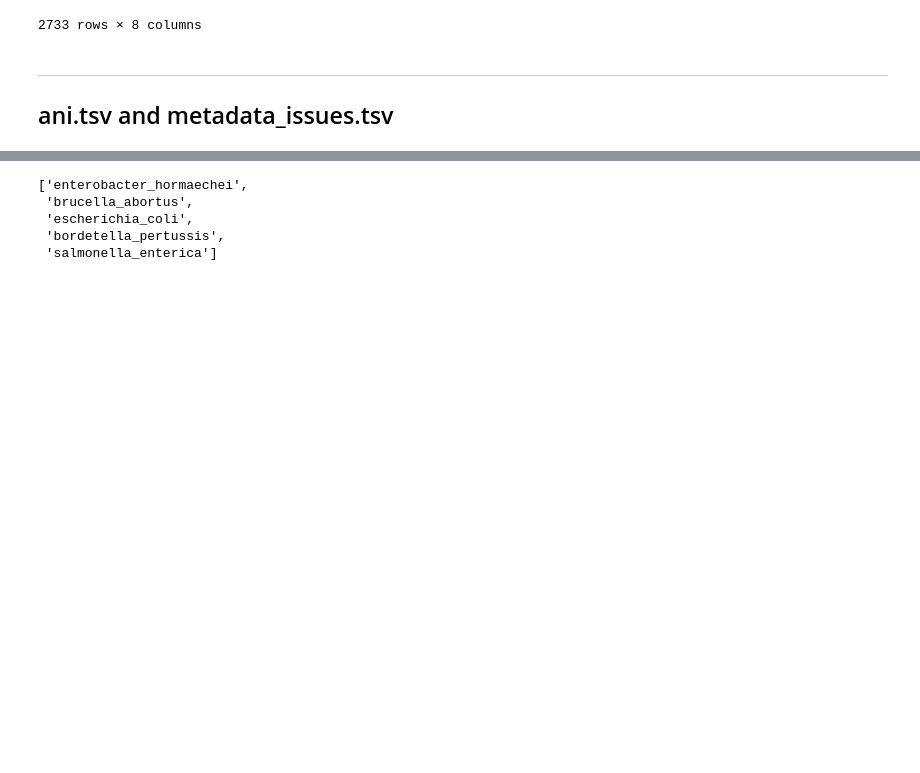
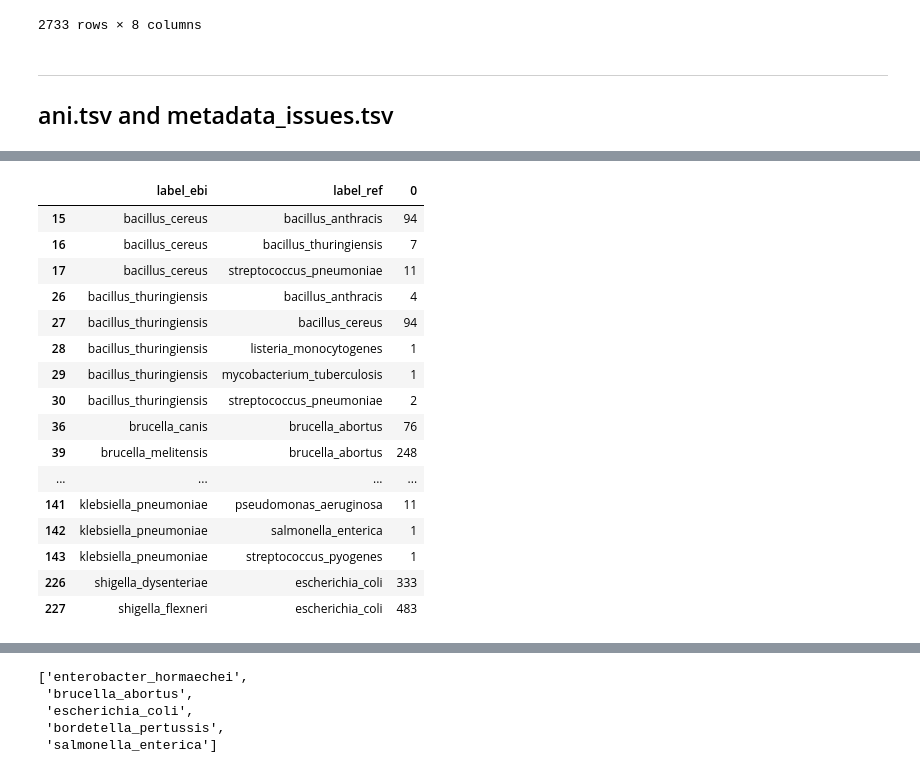
Before and after one commit to pg-space/panspace-paper, a Jupyter notebook: notebooks/ani-results.ipynb, the cells around one changed output, grey strips where cells are left out. Cells and saved outputs as stored; diff of their text form; code cells hidden in the pictures; blank space fills up the shorter version.

```diff
--- a/notebooks/ani-results.ipynb
+++ b/notebooks/ani-results.ipynb
@@ -113,3 +125,24 @@ change_label
+# %%
+counts_2 = change_label.groupby(by=["label_ebi","label_ref"]).size().reset_index()
+counts_2.query(f"label_ebi in {tuple(counts.label_ebi[:10])}")
+# %% [output]
+|  | label_ebi | label_ref | 0 |
+| 15 | bacillus_cereus | bacillus_anthracis | 94 |
+| 16 | bacillus_cereus | bacillus_thuringiensis | 7 |
+| 17 | bacillus_cereus | streptococcus_pneumoniae | 11 |
+| 26 | bacillus_thuringiensis | bacillus_anthracis | 4 |
+| 27 | bacillus_thuringiensis | bacillus_cereus | 94 |
+| 28 | bacillus_thuringiensis | listeria_monocytogenes | 1 |
+| 29 | bacillus_thuringiensis | mycobacterium_tuberculosis | 1 |
+| 30 | bacillus_thuringiensis | streptococcus_pneumoniae | 2 |
+| 36 | brucella_canis | brucella_abortus | 76 |
+| 39 | brucella_melitensis | brucella_abortus | 248 |
+| ... | ... | ... | ... |
+| 141 | klebsiella_pneumoniae | pseudomonas_aeruginosa | 11 |
+| 142 | klebsiella_pneumoniae | salmonella_enterica | 1 |
+| 143 | klebsiella_pneumoniae | streptococcus_pyogenes | 1 |
+| 226 | shigella_dysenteriae | escherichia_coli | 333 |
+| 227 | shigella_flexneri | escherichia_coli | 483 |
 # %%
 from sklearn.metrics import confusion_matrix, ConfusionMatrixDisplay
 
```
Also changed, not shown: parts of 7 cells of this notebook, 6 other files.
